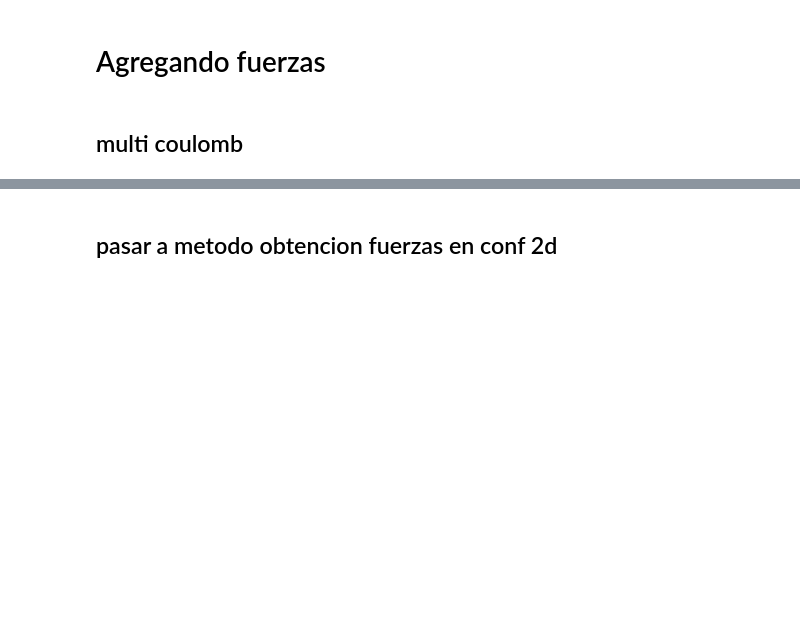
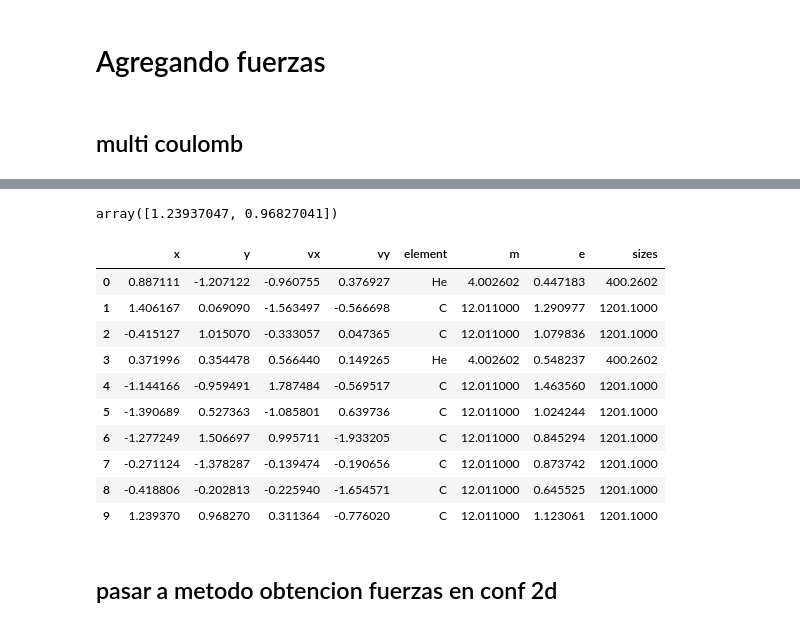
Before and after one commit to antadlp/grupo-hd_curso-python3, a Jupyter notebook: notebooks/pasar_azarblk.ipynb, the cells around one changed output, grey strips where cells are left out. Drawn from its saved outputs; the diff is of its cells as text; code cells hidden in the pictures; blank space fills up the shorter version.

```diff
--- a/notebooks/pasar_azarblk.ipynb
+++ b/notebooks/pasar_azarblk.ipynb
@@ -877,6 +891,24 @@ df
 | 7 | -0.271124 | -1.378287 | -0.139474 | -0.190656 | C | 12.011000 | 0.873742 | 1201.1000 | -116.091026 | 252.072201 |
 | 8 | -0.418806 | -0.202813 | -0.225940 | -1.654571 | C | 12.011000 | 0.645525 | 1201.1000 | -26.254622 | 19.872884 |
 | 9 | 1.239370 | 0.968270 | 0.311364 | -0.776020 | C | 12.011000 | 1.123061 | 1201.1000 | -171.661259 | -336.669005 |
+# %%
+dfr0[['x', 'y']].loc[idx].values
+# %% [output]
+array([1.23937047, 0.96827041])
+# %%
+dfr0
+# %% [output]
+|  | x | y | vx | vy | element | m | e | sizes |
+| 0 | 0.887111 | -1.207122 | -0.960755 | 0.376927 | He | 4.002602 | 0.447183 | 400.2602 |
+| 1 | 1.406167 | 0.069090 | -1.563497 | -0.566698 | C | 12.011000 | 1.290977 | 1201.1000 |
+| 2 | -0.415127 | 1.015070 | -0.333057 | 0.047365 | C | 12.011000 | 1.079836 | 1201.1000 |
+| 3 | 0.371996 | 0.354478 | 0.566440 | 0.149265 | He | 4.002602 | 0.548237 | 400.2602 |
+| 4 | -1.144166 | -0.959491 | 1.787484 | -0.569517 | C | 12.011000 | 1.463560 | 1201.1000 |
+| 5 | -1.390689 | 0.527363 | -1.085801 | 0.639736 | C | 12.011000 | 1.024244 | 1201.1000 |
+| 6 | -1.277249 | 1.506697 | 0.995711 | -1.933205 | C | 12.011000 | 0.845294 | 1201.1000 |
+| 7 | -0.271124 | -1.378287 | -0.139474 | -0.190656 | C | 12.011000 | 0.873742 | 1201.1000 |
+| 8 | -0.418806 | -0.202813 | -0.225940 | -1.654571 | C | 12.011000 | 0.645525 | 1201.1000 |
+| 9 | 1.239370 | 0.968270 | 0.311364 | -0.776020 | C | 12.011000 | 1.123061 | 1201.1000 |
 # %% [markdown]
 ## pasar a metodo obtencion fuerzas en conf 2d
 # %%
```
Also changed, not shown: parts of 5 cells of this notebook, 5 other files.
